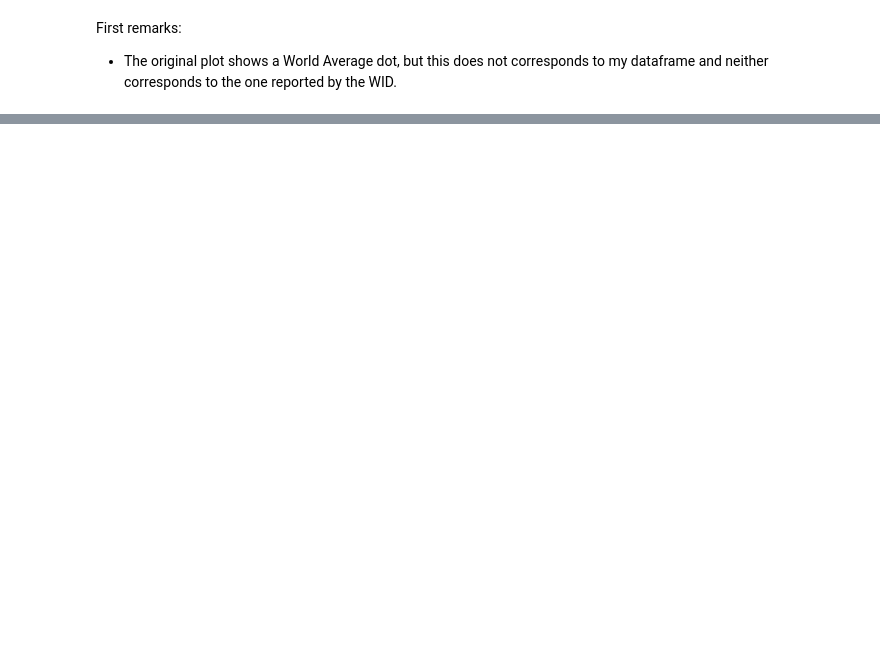
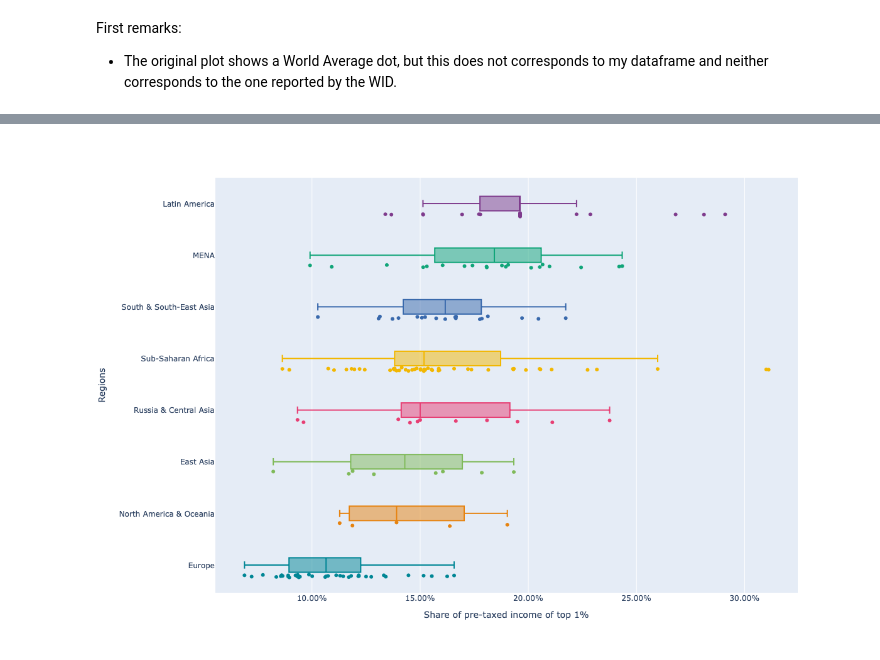
Before and after one commit to MiguelHeCa/inequality-plots, a Jupyter notebook: income_inequality_top_1pct.ipynb, the cells around one changed output, grey strips where cells are left out. Saved outputs shown, nothing was run; the diff lists cells and outputs as text; code cells hidden in the pictures; blank space fills up the shorter version.

```diff
--- a/income_inequality_top_1pct.ipynb
+++ b/income_inequality_top_1pct.ipynb
@@ -255,0 +281,7 @@ First remarks:
+# %%
+region_median = df.groupby('region').median('sptinc')
+region_median = region_median.rename(columns={'sptinc':'median'})
+# %%
+df = df.merge(region_median, how='left', on='region')
+# %%
+df = df.sort_values('median', ascending=False)
@@ -255,0 +304,22 @@ First remarks:
+# %%
+n_regions = df['region'].unique().size
+fig = px.box(
+    df,
+    y='region',
+    x='sptinc',
+    color='region',
+    points='all',
+    hover_name='country',
+    orientation='h',
+    labels={'region':'Regions', 'sptinc': 'Share of pre-taxed income of top 1%'},
+    color_discrete_sequence=px.colors.qualitative.Bold[:n_regions]
+)
+fig.update_layout(
+    height=800,
+    showlegend=False,
+    boxgap=0.6,
+)
+fig.layout.xaxis.tickformat = ',.2%'
+fig.show()
+# %% [output]
+[figure, added]
```
Also changed, not shown: parts of 8 cells of this notebook.
